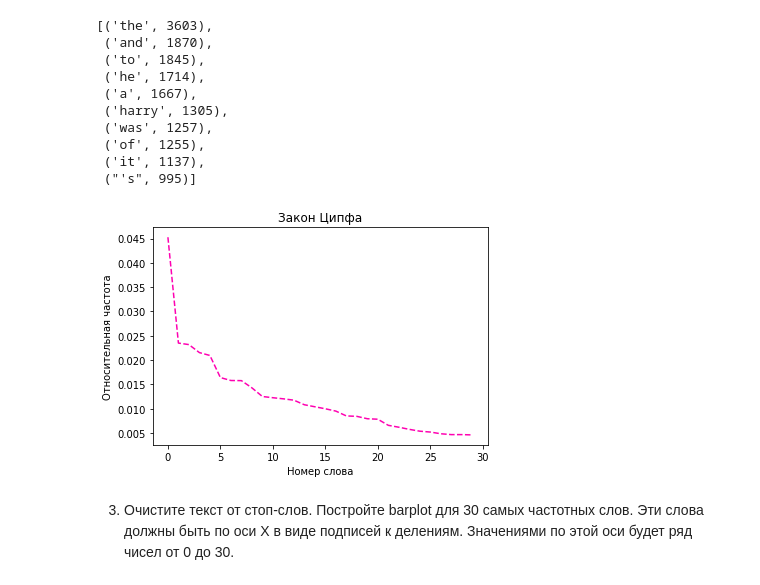
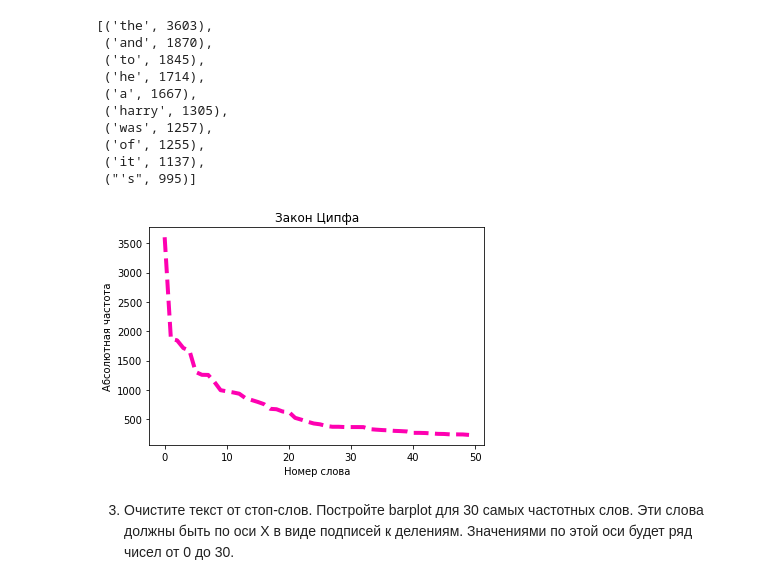
Before and after one commit to yuleopard/homeworks, a Jupyter notebook: HW4.ipynb, the cells around one changed output. Saved outputs shown, nothing was run; the diff lists cells and outputs as text; code cells hidden in the pictures.

```diff
--- a/HW4.ipynb
+++ b/HW4.ipynb
@@ -59,23 +59,20 @@ harry_sorted[:10]
  ("'s", 995)]
 # %%
 # Проверяем закон Ципфа
-X = range(30)
+X = range(50)
 Y = []
-length = len(harry_lemmatized.split())
-
 
 for word in harry_sorted:
     harry_abs_freq = word[1] # достаём абсолютную частоту из словаря
-    harry_rel_freq = harry_abs_freq/length
-    Y.append(harry_rel_freq)
+    Y.append(harry_abs_freq)
 
-plt.plot(X, Y[:30], c='xkcd:bright pink', linestyle='--')
+plt.plot(X, Y[:50], c='xkcd:bright pink', linestyle='--', linewidth=4)
 plt.title('Закон Ципфа')
 plt.xlabel('Номер слова')
-plt.ylabel('Относительная частота')
+plt.ylabel('Абсолютная частота')
 plt.show()
 # %% [output]
-[figure, old version]
+[figure, new version]
 # %% [markdown]
 3. Очистите текст от стоп-слов. Постройте barplot для 30 самых частотных слов. Эти слова должны быть по оси Х в виде подписей к делениям. Значениями по этой оси будет ряд чисел от 0 до 30.
 # %%
```
Also changed, not shown: parts of 2 cells of this notebook.
